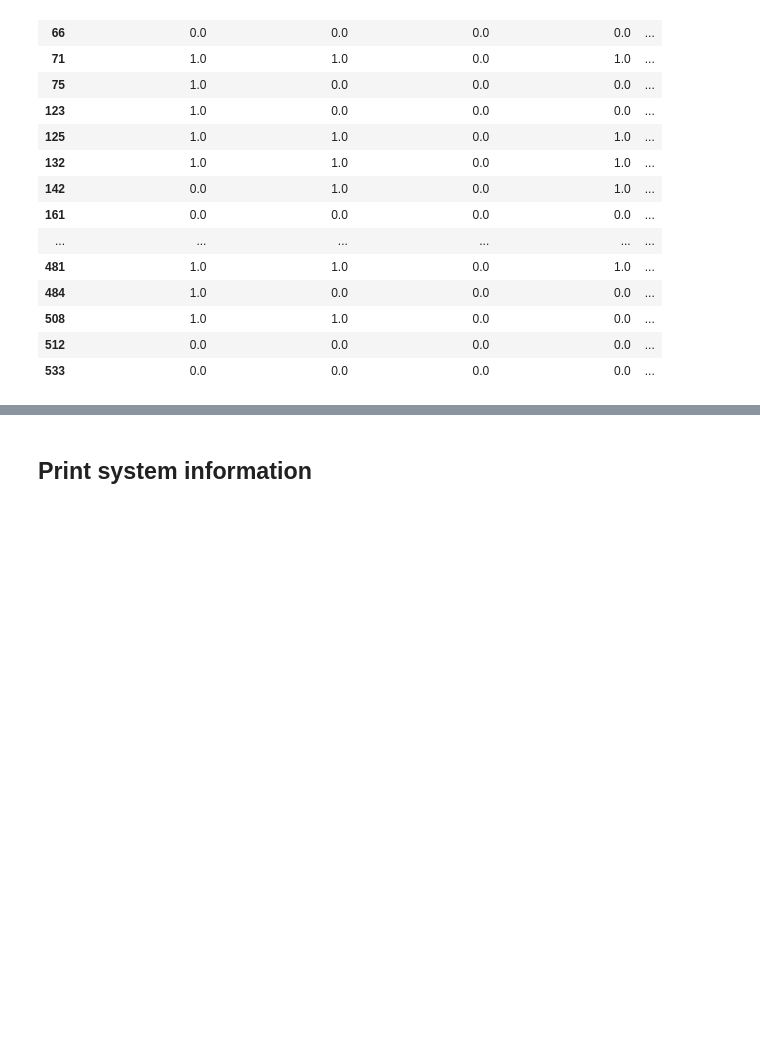
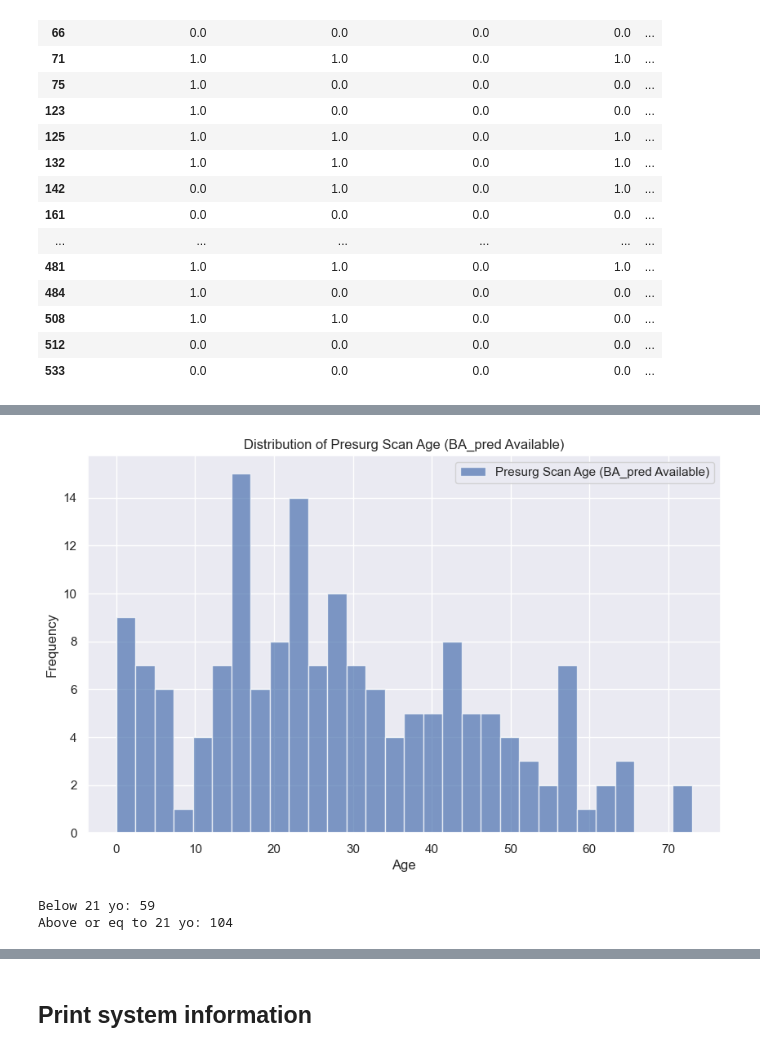
Before and after one commit to AmauryPelzer/Engel-outcome-prediction, a Jupyter notebook: notebooks/1. exploratory/exploratory.ipynb, the cells around one changed output, grey strips where cells are left out. Drawn from its saved outputs; the diff is of its cells as text; code cells hidden in the pictures; blank space fills up the shorter version.

```diff
--- a/notebooks/1. exploratory/exploratory.ipynb
+++ b/notebooks/1. exploratory/exploratory.ipynb
@@ -834,0 +834,38 @@ wide_df[wide_df["epi_icd"]=="G40.109"][["resect_procedure___1", "resect_procedur
+# %%
+import matplotlib.pyplot as plt
+
+# Subset the dataframe where "BA_pred" is not NA
+subset_df = wide_df.dropna(subset=['BA_pred'])
+
+plt.figure(figsize=(10, 6))
+
+# Plotting histogram for "presurg_scan_age" in the subset
+plt.hist(subset_df['presurg_scan_age'], bins=30, alpha=0.7, label='Presurg Scan Age (BA_pred Available)')
+
+# Adding title and labels
+plt.title('Distribution of Presurg Scan Age (BA_pred Available)')
+plt.xlabel('Age')
+plt.ylabel('Frequency')
+
+# Adding legend
+plt.legend()
+
+# Display the plot
+plt.show()
+# %% [output]
+[figure, added]
+# %%
+# Subset the dataframe where "BA_pred" is not NA
+subset_df = wide_df.dropna(subset=['BA_pred'])
+
+# Count the number of rows where "presurg_scan_age" is below 21
+below_21_count = subset_df[subset_df['presurg_scan_age'] < 21].shape[0]
+
+# Count the number of rows where "presurg_scan_age" is 21 or above
+above_or_equal_21_count = subset_df[subset_df['presurg_scan_age'] >= 21].shape[0]
+
+print("Below 21 yo:", below_21_count)
+print("Above or eq to 21 yo:", above_or_equal_21_count)
+# %% [output]
+Below 21 yo: 59
+Above or eq to 21 yo: 104
```
Also changed, not shown: parts of 10 cells of this notebook.
